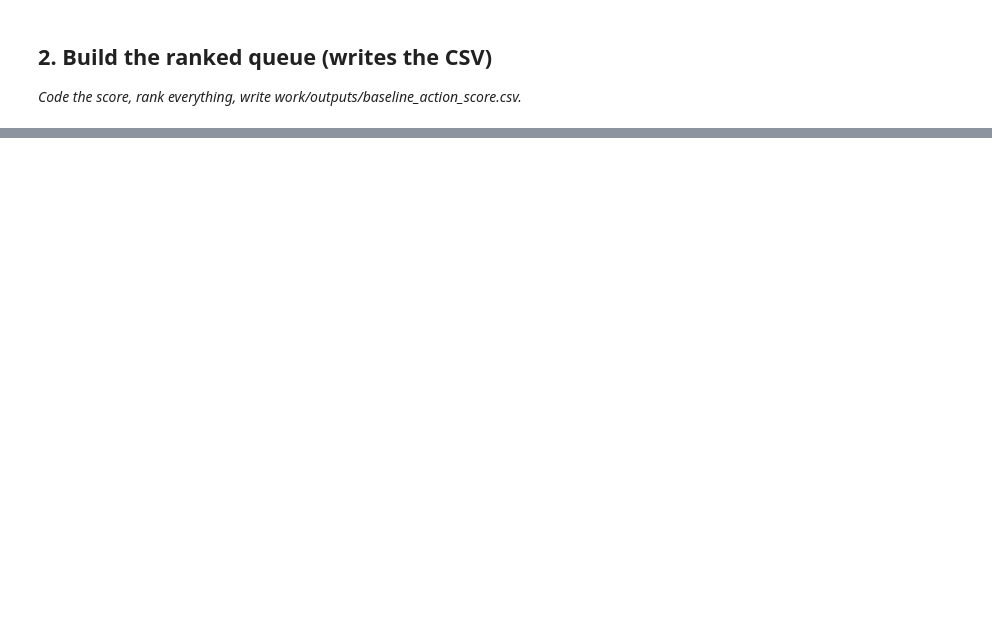
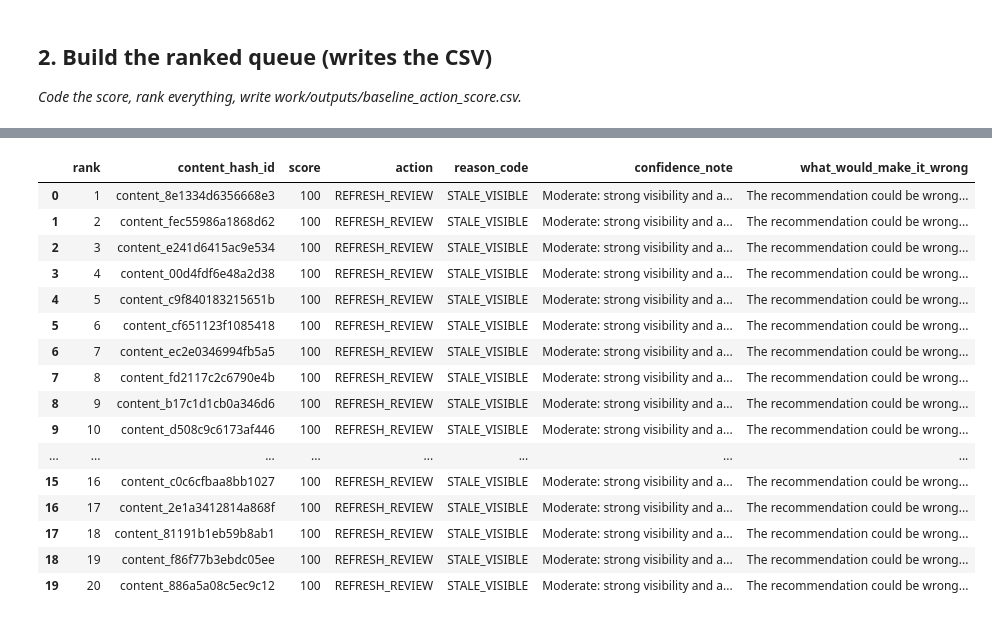
Before and after one commit to srivastava071/flyrank-ml-internship, a Jupyter notebook: work/notebooks/w04_baseline_score.ipynb, the cells around one changed output, grey strips where cells are left out. Drawn from its saved outputs; the diff is of its cells as text; code cells hidden in the pictures; blank space fills up the shorter version.

```diff
--- a/work/notebooks/w04_baseline_score.ipynb
+++ b/work/notebooks/w04_baseline_score.ipynb
@@ -36,0 +352,63 @@ This skeleton is yours to fill. Work the sections **in order** — each one has
+# %%
+# Create the top-20 review table
+
+top20 = baseline_queue.head(20).copy()
+
+def confidence_note(row):
+    if (
+        row["previous_30d_impressions"] >= 100
+        and row["age_days"] >= 365
+    ):
+        return "Moderate: strong visibility and age support review, but age alone does not prove a refresh is needed."
+    else:
+        return "Low to moderate: signals suggest review, but evidence is not strong enough for an automatic action."
+
+
+def what_would_make_it_wrong(row):
+    return (
+        "The recommendation could be wrong if the content is intentionally evergreen, "
+        "still performs well, demand is seasonal, or the page does not need updating."
+    )
+
+
+top20["confidence_note"] = top20.apply(
+    confidence_note,
+    axis=1
+)
+
+top20["what_would_make_it_wrong"] = top20.apply(
+    what_would_make_it_wrong,
+    axis=1
+)
+
+review_cols = [
+    "rank",
+    "content_hash_id",
+    "score",
+    "action",
+    "reason_code",
+    "confidence_note",
+    "what_would_make_it_wrong"
+]
+
+top20_review = top20[review_cols]
+
+top20_review
+# %% [output]
+|  | rank | content_hash_id | score | action | reason_code | confidence_note | what_would_make_it_wrong |
+| 0 | 1 | content_8e1334d6356668e3 | 100 | REFRESH_REVIEW | STALE_VISIBLE | Moderate: strong visibility and a... | The recommendation could be wrong... |
+| 1 | 2 | content_fec55986a1868d62 | 100 | REFRESH_REVIEW | STALE_VISIBLE | Moderate: strong visibility and a... | The recommendation could be wrong... |
+| 2 | 3 | content_e241d6415ac9e534 | 100 | REFRESH_REVIEW | STALE_VISIBLE | Moderate: strong visibility and a... | The recommendation could be wrong... |
+| 3 | 4 | content_00d4fdf6e48a2d38 | 100 | REFRESH_REVIEW | STALE_VISIBLE | Moderate: strong visibility and a... | The recommendation could be wrong... |
+| 4 | 5 | content_c9f840183215651b | 100 | REFRESH_REVIEW | STALE_VISIBLE | Moderate: strong visibility and a... | The recommendation could be wrong... |
+| 5 | 6 | content_cf651123f1085418 | 100 | REFRESH_REVIEW | STALE_VISIBLE | Moderate: strong visibility and a... | The recommendation could be wrong... |
+| 6 | 7 | content_ec2e0346994fb5a5 | 100 | REFRESH_REVIEW | STALE_VISIBLE | Moderate: strong visibility and a... | The recommendation could be wrong... |
+| 7 | 8 | content_fd2117c2c6790e4b | 100 | REFRESH_REVIEW | STALE_VISIBLE | Moderate: strong visibility and a... | The recommendation could be wrong... |
+| 8 | 9 | content_b17c1d1cb0a346d6 | 100 | REFRESH_REVIEW | STALE_VISIBLE | Moderate: strong visibility and a... | The recommendation could be wrong... |
+| 9 | 10 | content_d508c9c6173af446 | 100 | REFRESH_REVIEW | STALE_VISIBLE | Moderate: strong visibility and a... | The recommendation could be wrong... |
+| ... | ... | ... | ... | ... | ... | ... | ... |
+| 15 | 16 | content_c0c6cfbaa8bb1027 | 100 | REFRESH_REVIEW | STALE_VISIBLE | Moderate: strong visibility and a... | The recommendation could be wrong... |
+| 16 | 17 | content_2e1a3412814a868f | 100 | REFRESH_REVIEW | STALE_VISIBLE | Moderate: strong visibility and a... | The recommendation could be wrong... |
+| 17 | 18 | content_81191b1eb59b8ab1 | 100 | REFRESH_REVIEW | STALE_VISIBLE | Moderate: strong visibility and a... | The recommendation could be wrong... |
+| 18 | 19 | content_f86f77b3ebdc05ee | 100 | REFRESH_REVIEW | STALE_VISIBLE | Moderate: strong visibility and a... | The recommendation could be wrong... |
+| 19 | 20 | content_886a5a08c5ec9c12 | 100 | REFRESH_REVIEW | STALE_VISIBLE | Moderate: strong visibility and a... | The recommendation could be wrong... |
```
Also changed, not shown: parts of 27 cells of this notebook.
